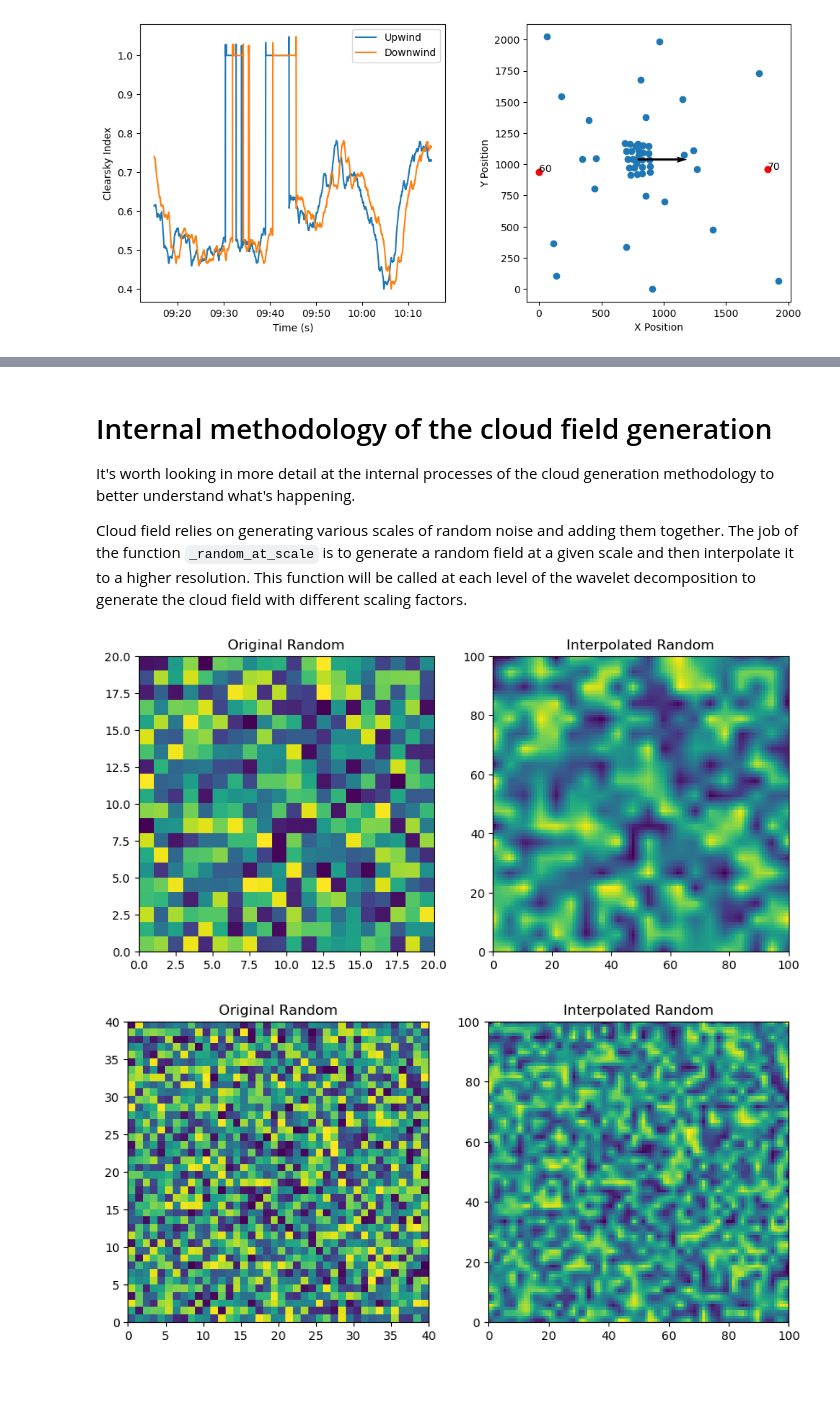
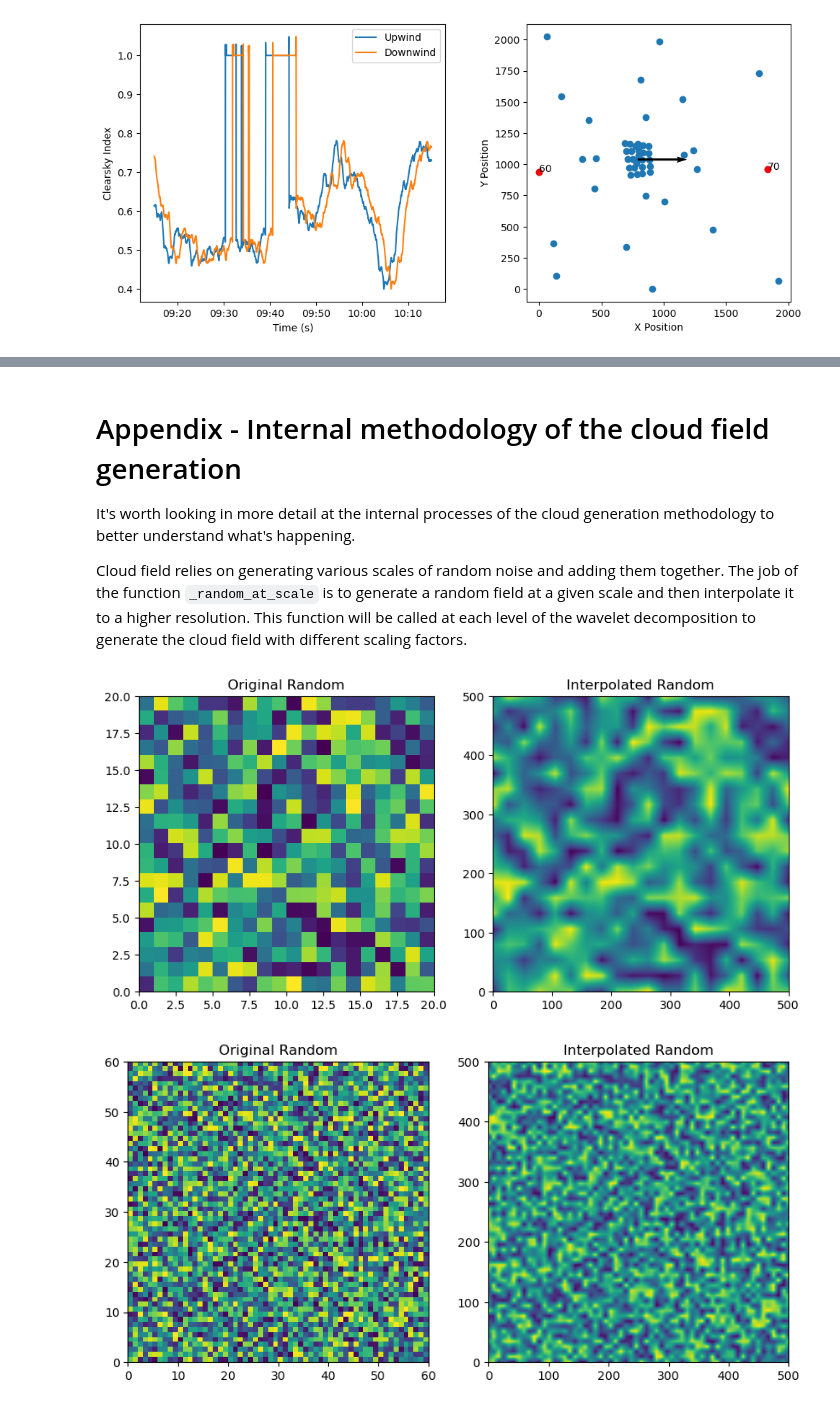
Before and after one commit to jranalli/solarspatialtools, a Jupyter notebook: demos/synthetic_clouds_demo.ipynb, the cells around one changed output, grey strips where cells are left out. Drawn from its saved outputs; the diff is of its cells as text; code cells hidden in the pictures; blank space fills up the shorter version.

Commit message:
Add an alternate scaling method to the scaling, finish demo. Still need to fix up the python file demos and write docs for readthedocs

```diff
--- a/demos/synthetic_clouds_demo.ipynb
+++ b/demos/synthetic_clouds_demo.ipynb
@@ -188,14 +207,15 @@ plt.show()
 # %% [markdown]
-# Internal methodology of the cloud field generation
+# Appendix - Internal methodology of the cloud field generation
 It's worth looking in more detail at the internal processes of the cloud generation methodology to better understand what's happening.
 
 Cloud field relies on generating various scales of random noise and adding them together. The job of the function `_random_at_scale` is to generate a random field at a given scale and then interpolate it to a higher resolution. This function will be called at each level of the wavelet decomposition to generate the cloud field with different scaling factors.
 # %%
-from solarspatialtools.synthirrad.cloudfield import _stack_random_field, _calc_clear_mask, _find_edges, _scale_field_lave, _random_at_scale
+from solarspatialtools.synthirrad.cloudfield import _stack_random_field, _calc_clear_mask, _find_edges, _scale_field, _random_at_scale
 
-layer, interp_layer = _random_at_scale((20, 20), (100, 100), plot=True)
-layer, interp_layer = _random_at_scale((40, 40), (100, 100), plot=True)
+np.random.seed(42)
+layer, interp_layer = _random_at_scale((20, 20), (500, 500), plot=True)
+layer, interp_layer = _random_at_scale((60, 60), (500, 500), plot=True)
 # %% [output]
-[figure, old version]
+[figure, new version]
-[figure, old version]
+[figure, new version]
 # %% [markdown]
```
Also changed, not shown: parts of 21 cells of this notebook, 3 other files.
